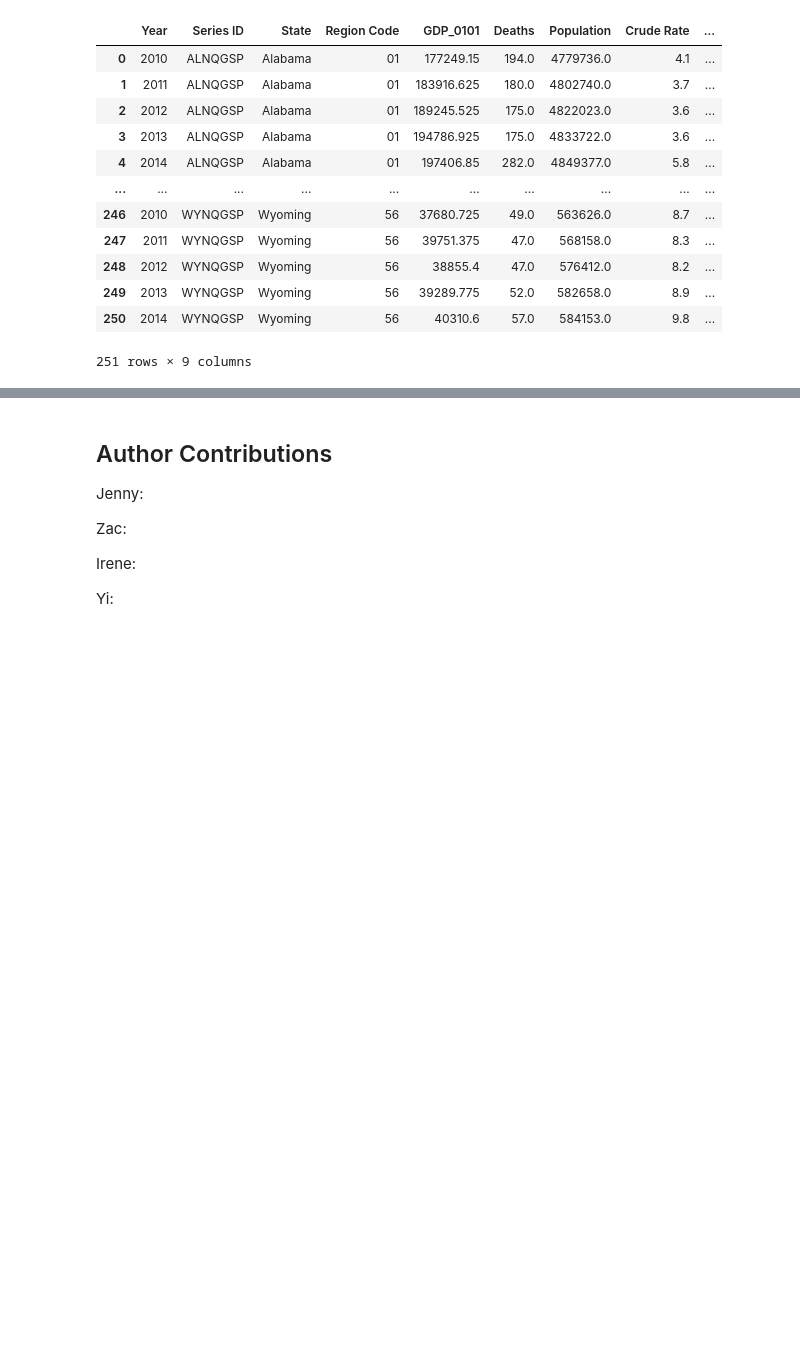
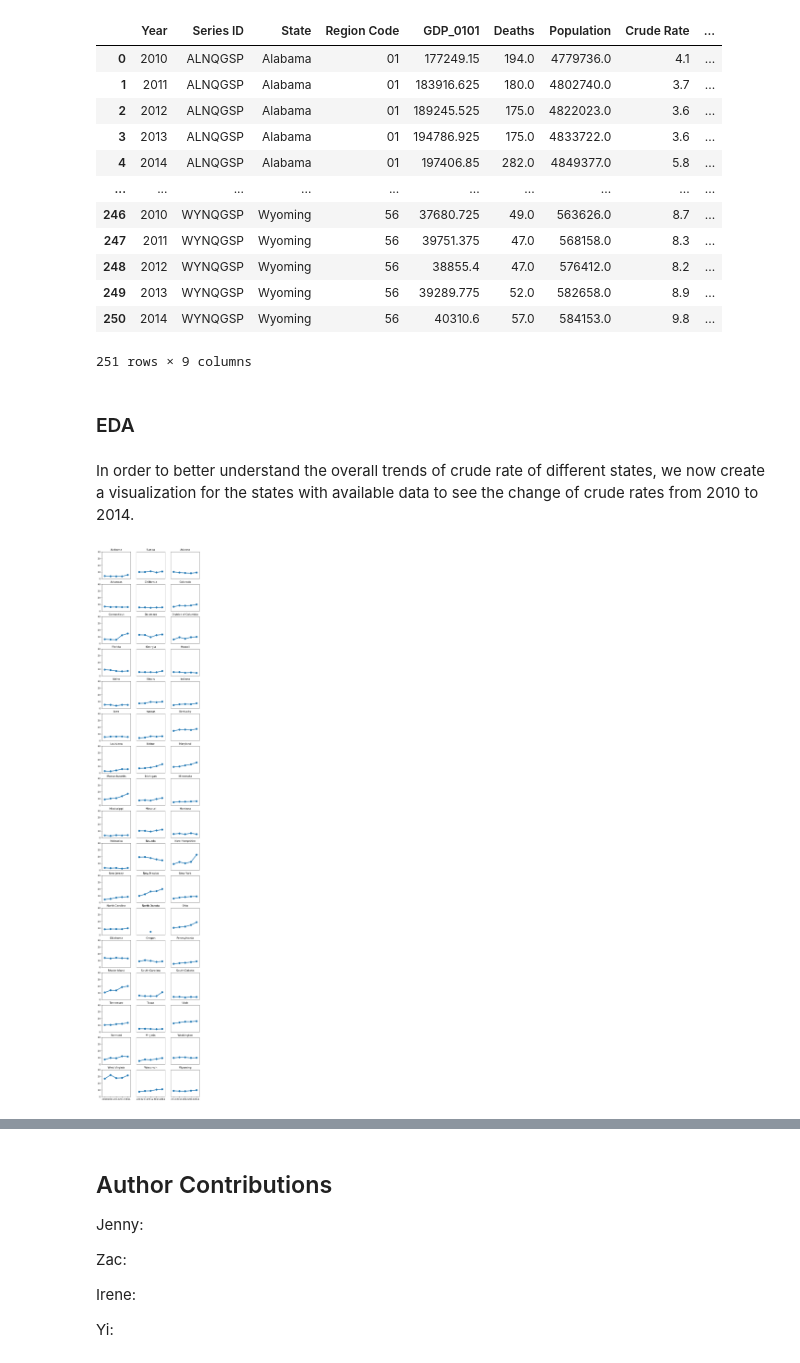
Before and after one commit to UCB-stat-159-s23/project-Group15, a Jupyter notebook: main.ipynb, the cells around one changed output, grey strips where cells are left out. Saved outputs shown, nothing was run; the diff lists cells and outputs as text; code cells hidden in the pictures; blank space fills up the shorter version.

```diff
--- a/main.ipynb
+++ b/main.ipynb
@@ -93,3 +95,36 @@ gdp_opioid
 | 249 | 2013 | WYNQGSP | Wyoming | 56 | 39289.775 | 52.0 | 582658.0 | 8.9 | ... |
 | 250 | 2014 | WYNQGSP | Wyoming | 56 | 40310.6 | 57.0 | 584153.0 | 9.8 | ... |
 251 rows × 9 columns
+# %% [markdown]
+### EDA
+# %% [markdown]
+In order to better understand the overall trends of crude rate of different states, we now create a visualization for the states with available data to see the change of crude rates from 2010 to 2014.
+# %%
+# plot change in crude rate of states with available data 2010-2014
+fig, axs = plt.subplots(figsize=(8,45), nrows=17, ncols=3)
+
+# create state name array and reshape it
+state_name = gdp_opioid['State'].unique()
+state_name = np.reshape(state_name, (-1, 3))
+
+for col in range(3):
+    for row in range(17):
+        sns.pointplot(data = gdp_opioid[gdp_opioid['State']==state_name[row,col]],
+                      x='Year', y='Crude Rate', ax = axs[row,col])
+        axs[row,col].set_title(state_name[row,col])
+
+        # add y ticks for only the first column of plots
+        if col != 0:
+            axs[row,col].set_yticks([])
+
+        # add x ticks for only the last row of plots
+        if row != 16:
+            axs[row,col].set_xticks([])
+
+        axs[row,col].set_xlabel('')
+        axs[row,col].set_ylabel('')
+        axs[row,col].set_ylim(0,40)
+plt.savefig('figures/Crude Rate')
+plt.show()
+# %% [output]
+[figure, added]
```
Also changed, not shown: parts of 2 cells of this notebook, 1 other file.
